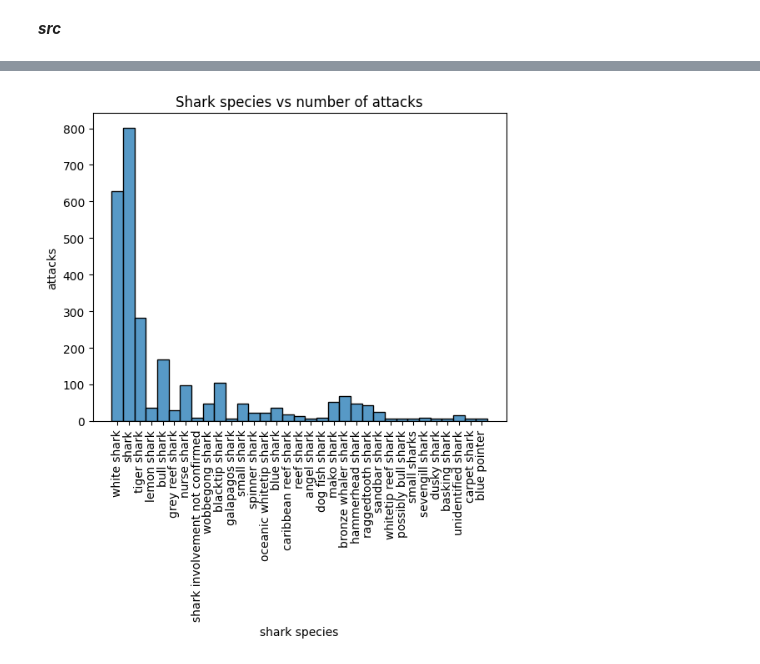
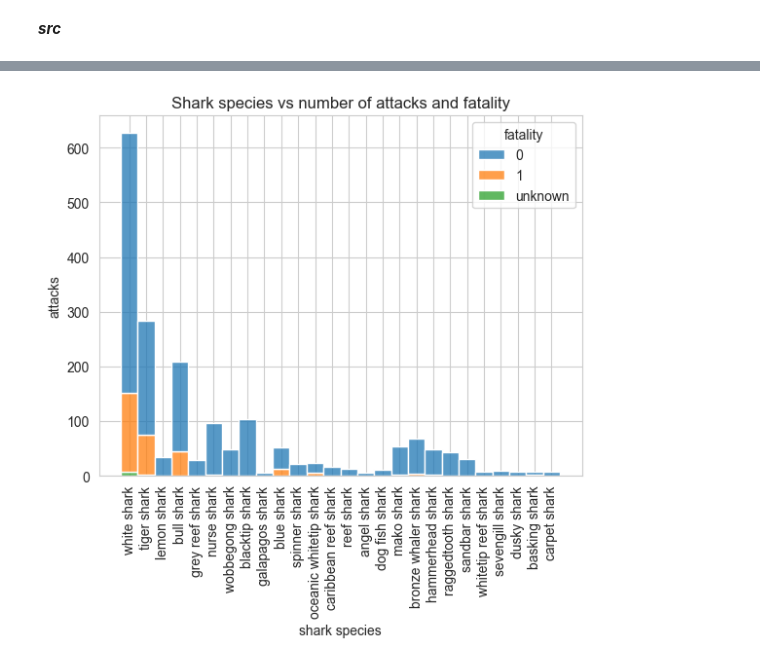
Before and after one commit to pagoba94/project1, a Jupyter notebook: CLEANING WITH FUNCTIONS.ipynb, the cells around one changed output, grey strips where cells are left out. Cells and saved outputs as stored; diff of their text form; code cells hidden in the pictures.

```diff
--- a/CLEANING WITH FUNCTIONS.ipynb
+++ b/CLEANING WITH FUNCTIONS.ipynb
@@ -94,7 +106,7 @@ def species_cleaning(df):
     df['species2'] = df['species2'].str.replace(r'\sm|as$', '', regex=True)
 
     #drops rows from df where the value in the 'species2' column is equal to any string in the "not_involved" list.
-    not_involved= ['Shark involvement prior to death unconfirmed', 'Shark involvement prior to death not confirmed', 'Shark involvement suspected but not confirmed', 'Invalid', 'shark involvement not confirmed']
+    not_involved= ['Shark involvement prior to death unconfirmed', 'shark involvement not confirmed', 'shark involvement no t confirmed', 'Shark involvement prior to death not confirmed', 'Shark involvement suspected but not confirmed', 'Invalid', 'shark involvement not confirmed']
     for case in not_involved:
         df.drop(df[df['species2'] == case].index)
 
@@ -104,11 +116,10 @@ def species_cleaning(df):
                   'tiger shark': 'tiger|tigers',
                   'grey reef shark': 'grey|greys|gray',
                   'wobbegong shark':'wobbegong|wobbegongs',
-                  'bull shark': 'bull|bulls',
+                  'bull shark': 'bull|bulls|zambezi|zambesi',
                   'blacktip shark': 'blacktip|blacktips|black tipped',
                   'hammerhead shark': 'hammerhead|hammerheads',
-                  'mako shark': 'Mako|Makos',
-                  'mako shark': 'ako|Akos',
+                  'mako shark': 'Mako|Makos|ako|Akos',
                   'lemon shark': 'lemon|lemons',
                   'largeako shark': 'largeako|largeakos',
                   'oceanic whitetip shark': 'oceanic whitetip|oceanic whitetips',
@@ -116,22 +127,18 @@ def species_cleaning(df):
                   'bronze whaler shark': 'bronze whaler|bronze whalers|bronze whale|Copper',
                   'spinner shark': 'spinner|spinners',
                   'caribbean reef shark' : 'caribbean reef|caribbean reefs',
-                  'blue shark' : 'blue pointer|blue pointers',
-                  'blue shark' : 'blue shark|blue sharks',
-                  'blue shark' : 'blue nose',
-                  'sandbar shark': 'brown|brown sharks',
-                  'sandbar shark': 'sand|sandbar',
-                  'bull shark': 'zambezi|zambesi',
+                  'blue shark' : 'blue pointer|blue pointers|blue shark|blue sharks|blue nose',
+                  'sandbar shark': 'brown|brown sharks|sand|sandbar',
                   'raggedtooth shark': 'raggedtooth',
                   'dog fish shark': 'dog|dogfish',
-                  'unidentified shark' : 'unidentified|unknown'
+                  'unidentified shark' : 'unidentified|unknown',
+                  'small shark' : 'small shark|small sharks'
                  }
 
     # Itera sobre cada elemento de la columna species2 del dataframe y reemplaza los valores
     for key, value in species_dict.items():
         mask= df['species2'].str.contains(value, case=False)
         df.loc[mask, 'species2'] = key
-
 
     #modificamos las celdas donde aparece una especie
     for specie, word in species_dict.items():
@@ -174,9 +181,12 @@ def type_species_cleaning(df):
 
     #we remove those unique values that are not shark species
     species_list = list(new_dict.keys())
+    species_list.remove('shark')
     species_list.remove('')
     species_list.remove('sharks')
-
+    species_list.remove('small shark')
+    species_list.remove('unidentified shark')
+    species_list.remove('shark involvement not confirmed')
 
     df = df[df['species2'].isin(species_list)]
 
@@ -251,14 +312,14 @@ df.sample()
 # %%
-def visualization1(df):
-
-    sns.histplot(x=df['species'])
-    plt.xticks(rotation=90)
-    plt.title('Shark species vs number of attacks')
+def species_vs_attacks_fatality(df):
+    #NO TOCAR
+    # Group these species into a new category called "Other"
+    sns.histplot(data=df, x="species", hue="fatality", multiple="stack");
+    plt.xticks(rotation=90);
+    plt.title('Shark species vs number of attacks and fatality')
     plt.xlabel('shark species')
-    plt.ylabel('attacks')
-
+    plt.ylabel('attacks');
     plt.show()
 # %%
-visualization1(df)
+species_vs_attacks_fatality(df)
 # %% [output]
-[figure, old version]
+[figure, new version]
```
Also changed, not shown: parts of 22 cells of this notebook, 7 other files.
